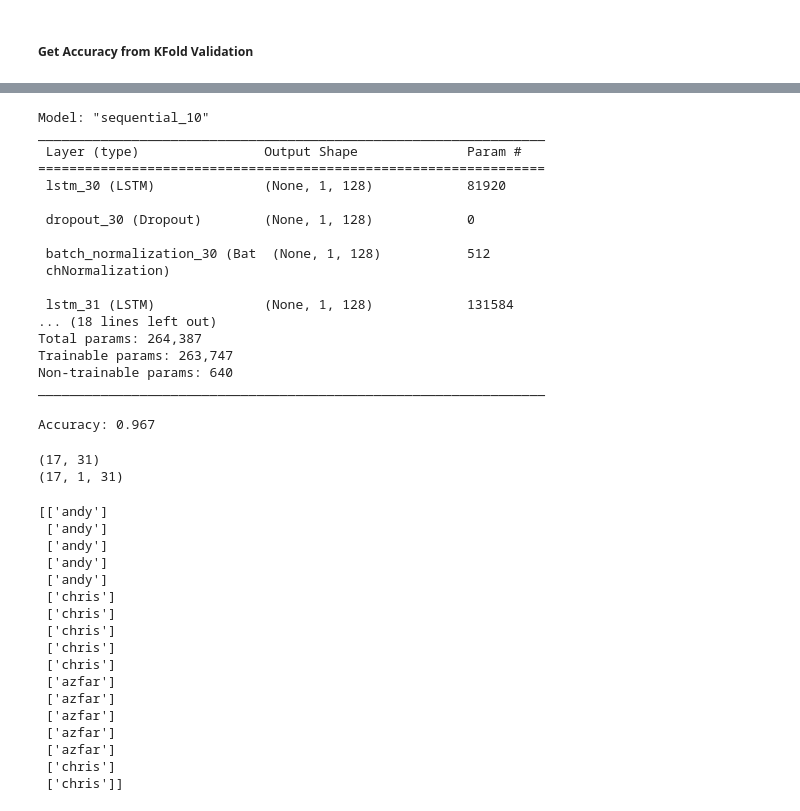
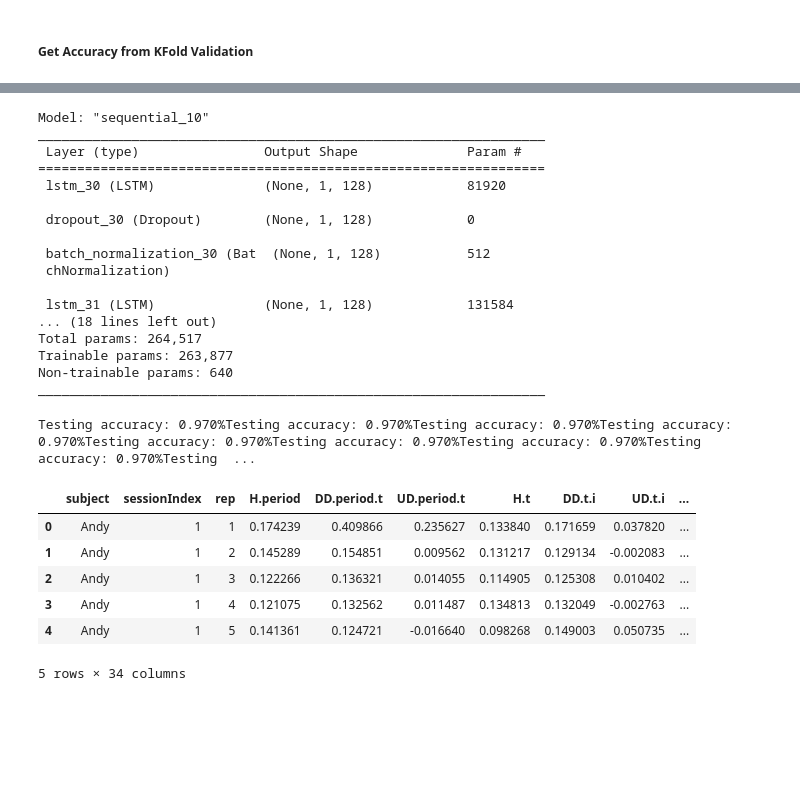
Before and after one commit to xfortisfye/ict3204-keystroke-auth-lstm, a Jupyter notebook: keystroke_backup.ipynb, the cells around one changed output, grey strips where cells are left out. Saved outputs shown, nothing was run; the diff lists cells and outputs as text; code cells hidden in the pictures; blank space fills up the shorter version.

```diff
--- a/keystroke_backup.ipynb
+++ b/keystroke_backup.ipynb
@@ -223,7 +225,8 @@ Epoch 100/100
 model.model.summary()
 
 # save model
-model.model.save(F"/content/gdrive/My Drive/Colab Notebooks/overall_key_classifier.h5")
+# model.model.save(F"/content/gdrive/My Drive/Colab Notebooks/overall_key_classifier.h5")
+model.model.save("model/key_classifier.h5")
 # %% [output]
 Model: "sequential_10"
 _________________________________________________________________
@@ -238,23 +241,21 @@ _________________________________________________________________
 
  lstm_31 (LSTM)              (None, 1, 128)            131584
 ... (18 lines left out)
-Total params: 264,387
-Trainable params: 263,747
+Total params: 264,517
+Trainable params: 263,877
 Non-trainable params: 640
 _________________________________________________________________
 # %%
-from keras.models import load_model
-from sklearn.metrics import accuracy_score, confusion_matrix
-
-# load model
-model.model = load_model("/content/gdrive/My Drive/Colab Notebooks/overall_key_classifier.h5")
+# load model for Google Drive
+# model.model = load_model("/content/gdrive/My Drive/Colab Notebooks/overall_key_classifier.h5")
+# model.model = load_model("model/key_classifier.h5")
 
 y_pred = model.predict(X_test)
 y_pred = to_categorical(y_pred)
 
 # evaluate predictions
 acc = accuracy_score(y_test, y_pred)
-print('Accuracy: %.3f' % acc)
+print('Testing accuracy: %.3f%%' % acc*100)
 
 # Making the Confusion Matrix
 # import sys
@@ -266,44 +267,16 @@ print('Accuracy: %.3f' % acc)
 # fpr_RF, tpr_RF, thresholds_RF = roc_curve(df.actual_label.values, df.model_RF.values)
 # fpr_LR, tpr_LR, thresholds_LR = roc_curve(df.actual_label.values, df.model_LR.values)
 # %% [output]
-Accuracy: 0.967
+Testing accuracy: 0.970%Testing accuracy: 0.970%Testing accuracy: 0.970%Testing accuracy: 0.970%Testing accuracy: 0.970%Testing accuracy: 0.970%Testing accuracy: 0.970%Testing accuracy: 0.970%Testing  ...
-# %%
-# import unseen data to check if model works
-new_df = pd.read_csv("https://raw.githubusercontent.com/ehandywhyy/loot-box/main/overall_testa.csv", header=None)
-
-test_row=new_df.iloc[0:17,:-1]
-# print("check name")
-# print(new_df.iloc[2:3,30:32])
-# print(test_row)
-
-# convert to
-test = test_row.values.tolist()
-test = scaler.transform(test)
-test = np.asarray(test, dtype=np.float32)
-test = np.reshape(test, (test.shape[0], TIMESTEPS, test.shape[1]))
-# %% [output]
-(17, 31)
-(17, 1, 31)
-# %%
-x_predict = model.predict(test)
-x_predict = to_categorical(x_predict)
-x_predict = encoder.inverse_transform(x_predict)
-print(x_predict)
-# %% [output]
-[['andy']
- ['andy']
- ['andy']
- ['andy']
- ['andy']
- ['chris']
- ['chris']
- ['chris']
- ['chris']
- ['chris']
- ['azfar']
- ['azfar']
- ['azfar']
- ['azfar']
- ['azfar']
- ['chris']
- ['chris']]
+# %%
+# import unseen data to check if model works
+pred_df = pd.read_csv(TEST_DATA_LINK)
+pred_df.head()
+# %% [output]
+|  | subject | sessionIndex | rep | H.period | DD.period.t | UD.period.t | H.t | DD.t.i | UD.t.i | ... |
+| 0 | Andy | 1 | 1 | 0.174239 | 0.409866 | 0.235627 | 0.133840 | 0.171659 | 0.037820 | ... |
+| 1 | Andy | 1 | 2 | 0.145289 | 0.154851 | 0.009562 | 0.131217 | 0.129134 | -0.002083 | ... |
+| 2 | Andy | 1 | 3 | 0.122266 | 0.136321 | 0.014055 | 0.114905 | 0.125308 | 0.010402 | ... |
+| 3 | Andy | 1 | 4 | 0.121075 | 0.132562 | 0.011487 | 0.134813 | 0.132049 | -0.002763 | ... |
+| 4 | Andy | 1 | 5 | 0.141361 | 0.124721 | -0.016640 | 0.098268 | 0.149003 | 0.050735 | ... |
+5 rows × 34 columns
```
Also changed, not shown: parts of 20 cells of this notebook, 2 other files.
